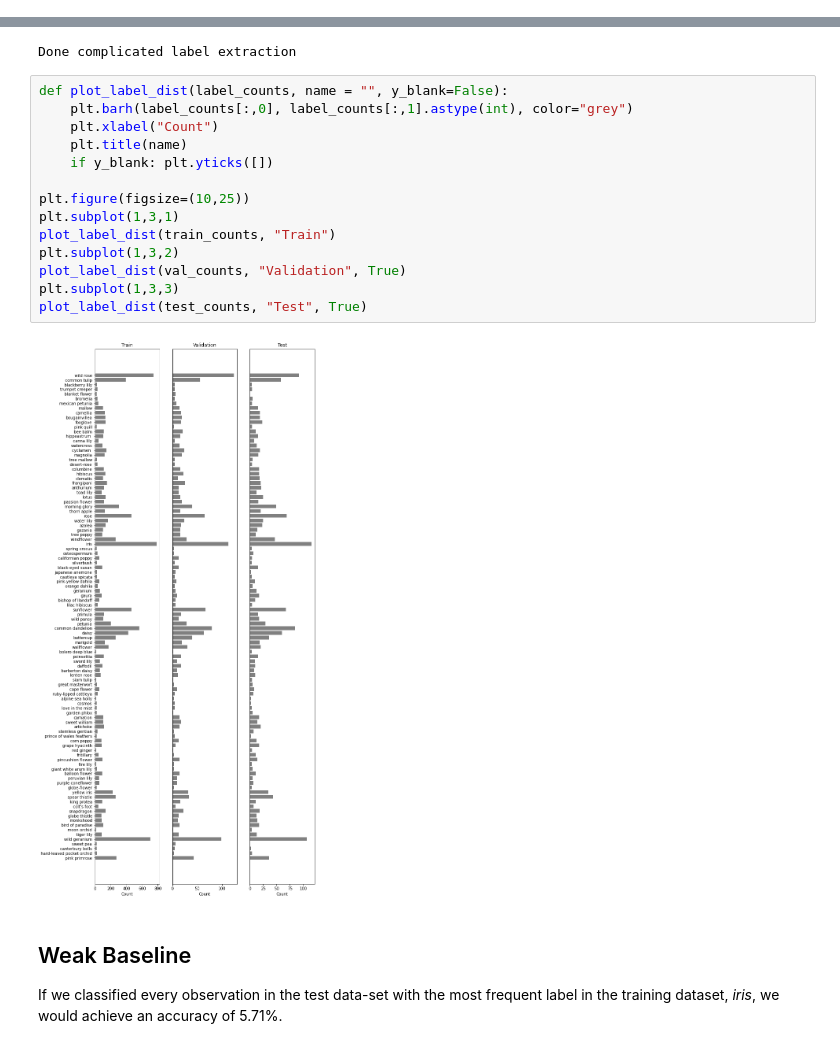
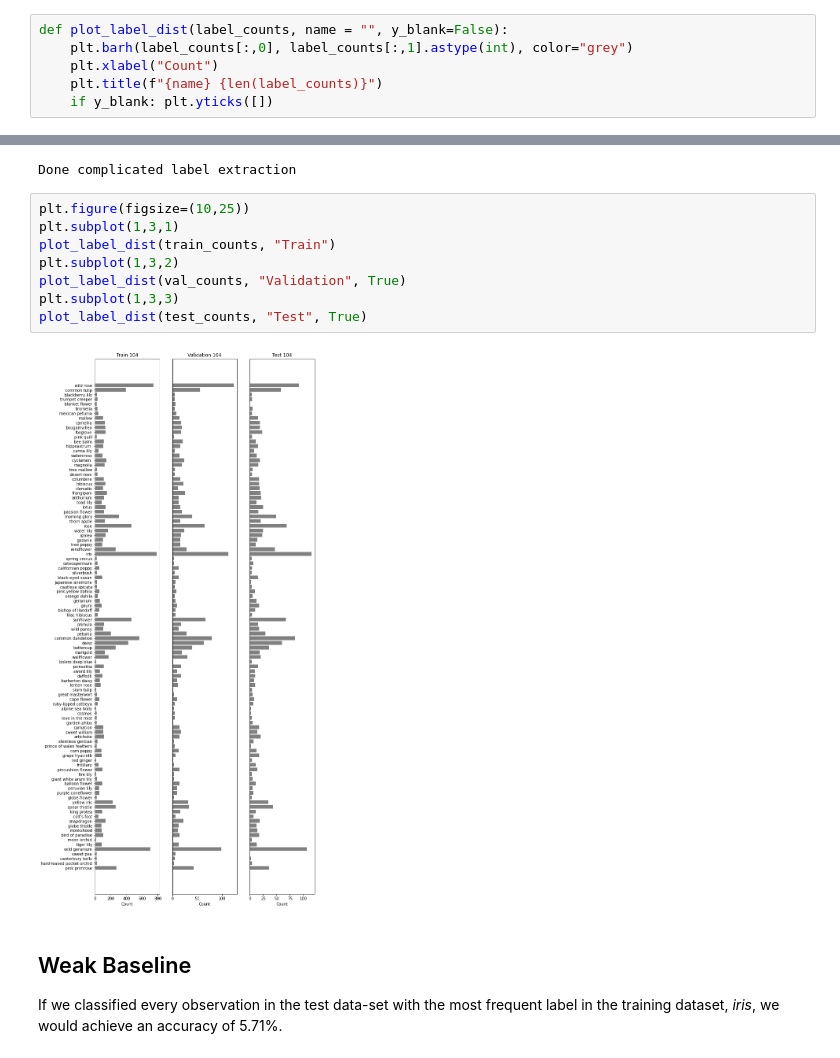
Before and after one commit to minimac321/Flower-Classification-ConvNet, a Jupyter notebook: flower-classification.ipynb, the cells around one changed output, grey strips where cells are left out. Drawn from its saved outputs; the diff is of its cells as text.

```diff
--- a/flower-classification.ipynb
+++ b/flower-classification.ipynb
@@ -179,6 +276,12 @@ def count_data_items(filenames):
     # files, i.e. flowers00-230.tfrec = 230 data items
     n = [int(re.compile(r"-([0-9]*)\.").search(filename).group(1)) for filename in filenames]
     return np.sum(n)
+# %%
+def plot_label_dist(label_counts, name = "", y_blank=False):
+    plt.barh(label_counts[:,0], label_counts[:,1].astype(int), color="grey")
+    plt.xlabel("Count")
+    plt.title(f"{name} {len(label_counts)}")
+    if y_blank: plt.yticks([])
 # %%
 CLASSES = ['pink primrose',    'hard-leaved pocket orchid', 'canterbury bells', 'sweet pea',     'wild geranium',     'tiger lily',           'moon orchid',              'bird of paradise', 'monkshood',        'globe thistle',         # 00 - 09
            'snapdragon',       "colt's foot",               'king protea',      'spear thistle', 'yellow iris',       'globe-flower',         'purple coneflower',        'peruvian lily',    'balloon flower',   'giant white arum lily', # 10 - 19
@@ -282,21 +410,15 @@ test_counts = count_labels(y_test)
 # %% [output]
 Done complicated label extraction
 # %%
-def plot_label_dist(label_counts, name = "", y_blank=False):
-    plt.barh(label_counts[:,0], label_counts[:,1].astype(int), color="grey")
-    plt.xlabel("Count")
-    plt.title(name)
-    if y_blank: plt.yticks([])
-
 plt.figure(figsize=(10,25))
 plt.subplot(1,3,1)
 plot_label_dist(train_counts, "Train")
 plt.subplot(1,3,2)
 plot_label_dist(val_counts, "Validation", True)
 plt.subplot(1,3,3)
 plot_label_dist(test_counts, "Test", True)
 # %% [output]
-[figure, old version]
+[figure, new version]
 # %% [markdown]
 ## Weak Baseline
 
```
Also changed, not shown: parts of 62 cells of this notebook.
